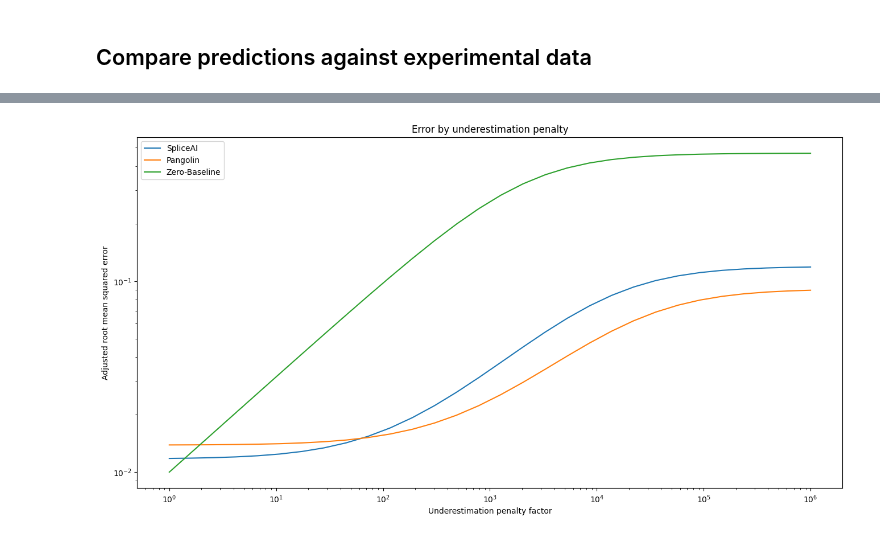
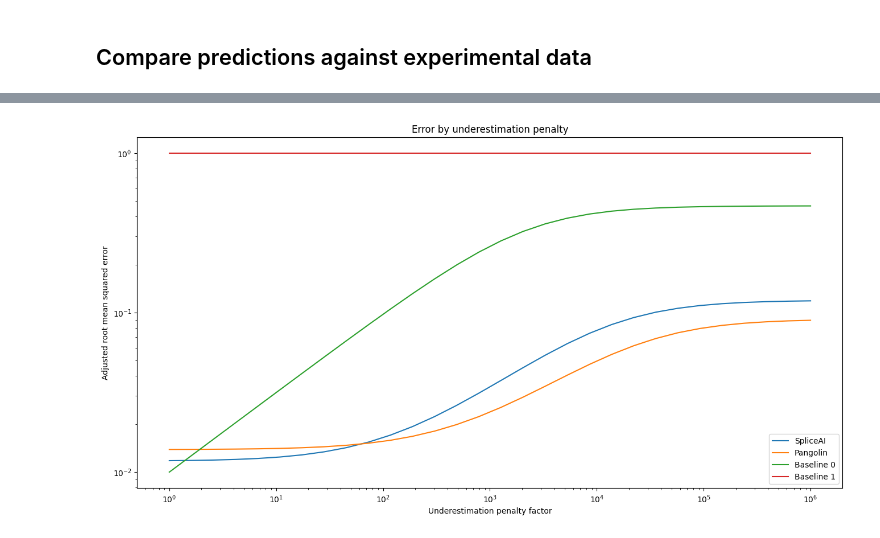
Before and after one commit to jannis-baum/hpi-hoai, a Jupyter notebook: evaluation.ipynb, the cells around one changed output, grey strips where cells are left out. Cells and saved outputs as stored; diff of their text form; code cells hidden in the pictures.

Commit message:
feat: integrate & visualize 1-baseline

```diff
--- a/evaluation.ipynb
+++ b/evaluation.ipynb
@@ -223,7 +225,7 @@ def get_metrics():
 
     for predictor in predictors:
         cases = results[:, predictor.name()]
-        for i, weight in enumerate(np.logspace(0, 6, 30)):
+        for i, weight in enumerate(space):
             print(f'\r\033[0K{predictor.name()}: {i+1}/{len(space)}', end='')
             metrics.loc[weight, predictor.name()] = np.mean([asym_rmse(case['true'], case['predicted'], weight) for case in cases])
         print()
@@ -234,12 +236,12 @@ metrics = retrieve_or_compute(get_metrics, 'metrics', inspect.getsource(get_metr
 # %%
 ax = plt.gca()
 metrics\
-    .rename(columns={'spliceai': 'SpliceAI', 'pangolin': 'Pangolin', 'zerobaseline': 'Zero-Baseline'})\
+    .rename(columns={'spliceai': 'SpliceAI', 'pangolin': 'Pangolin', 'baseline1': 'Baseline 1', 'baseline0': 'Baseline 0'})\
     .plot(ax=ax, logy=True, logx=True, figsize=(16, 8))
 ax.set_ylabel('Adjusted root mean squared error')
 ax.set_xlabel('Underestimation penalty factor')
 savefig_pdf('rmses.pdf')
 ax.set_title('Error by underestimation penalty')
 plt.show()
 # %% [output]
-[figure, old version]
+[figure, new version]
```
Also changed, not shown: parts of 2 cells of this notebook.
